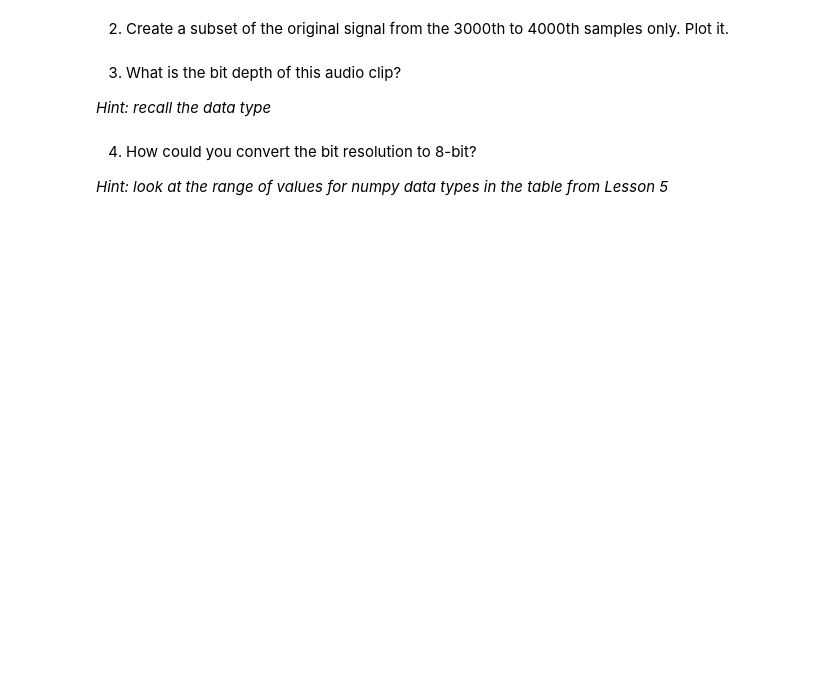
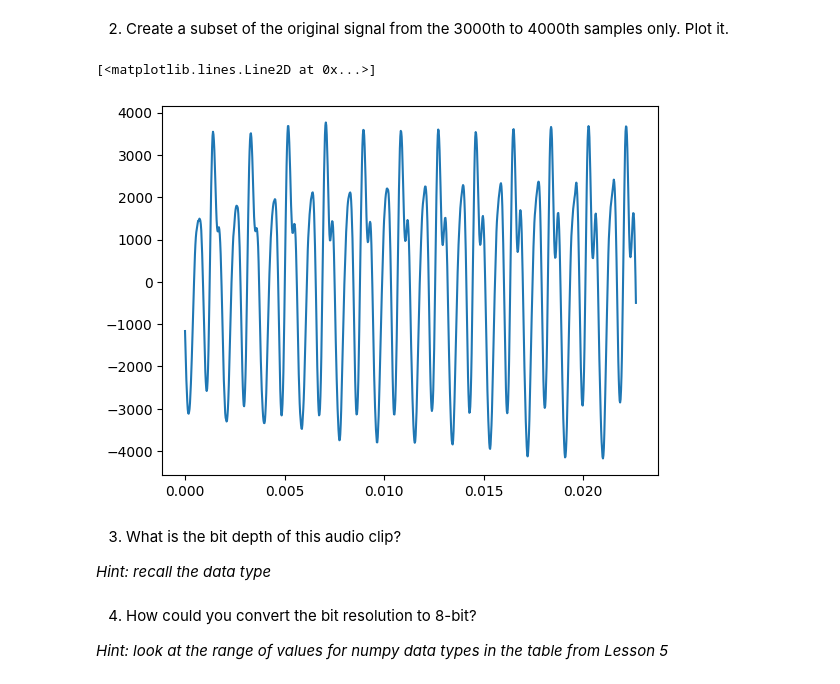
Before and after one commit to jalynf706-dot/AudioTechII, a Jupyter notebook: Activities/Activity2_sinusoidsFunctions.ipynb, the cells around one changed output. Saved outputs shown, nothing was run; the diff lists cells and outputs as text; code cells hidden in the pictures; blank space fills up the shorter version.

```diff
--- a/Activities/Activity2_sinusoidsFunctions.ipynb
+++ b/Activities/Activity2_sinusoidsFunctions.ipynb
@@ -93,3 +123,7 @@ In doing this, try to examine for yourself the relation between the Nyquist freq
 ## Digital Audio - Bit depth
 # %% [markdown]
 1) Find the file "sax-phrase-short.wav" in the "audio" folder. What is the data type of the numeric values?
+# %%
+(fs, x) = read("../audio/sax-phrase-short.wav")
+x.dtype
+Audio(x, rate=fs)
@@ -96,5 +132,13 @@ In doing this, try to examine for yourself the relation between the Nyquist freq
 # %% [markdown]
 2) Create a subset of the original signal from the 3000th to 4000th samples only. Plot it.
+# %%
+subset = x[3000:4000]
+l = len(subset)
+t = np.arange(l)/fs
+plt.plot(t, subset)
+# %% [output]
+[<matplotlib.lines.Line2D at 0x...>]
+[figure, added]
 # %% [markdown]
 3) What is the bit depth of this audio clip?
 
```
Also changed, not shown: parts of 10 cells of this notebook.
